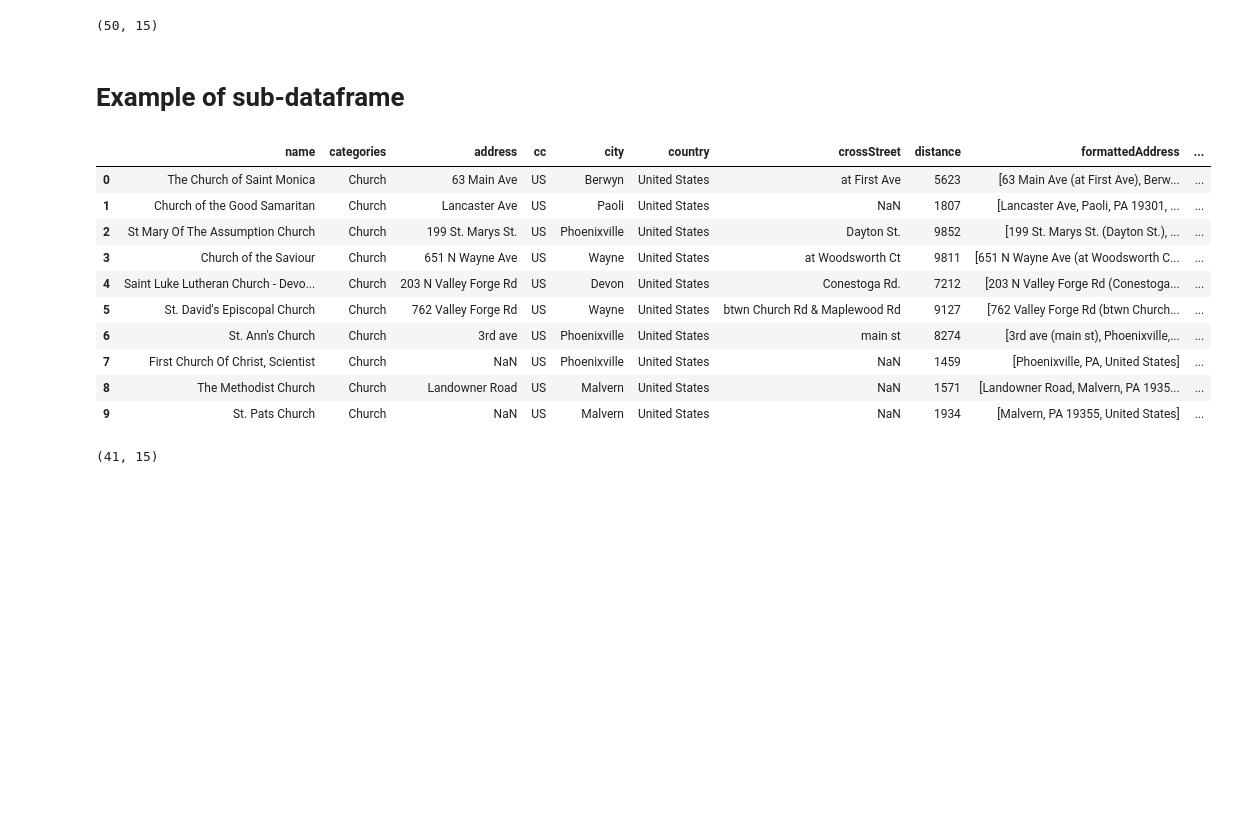
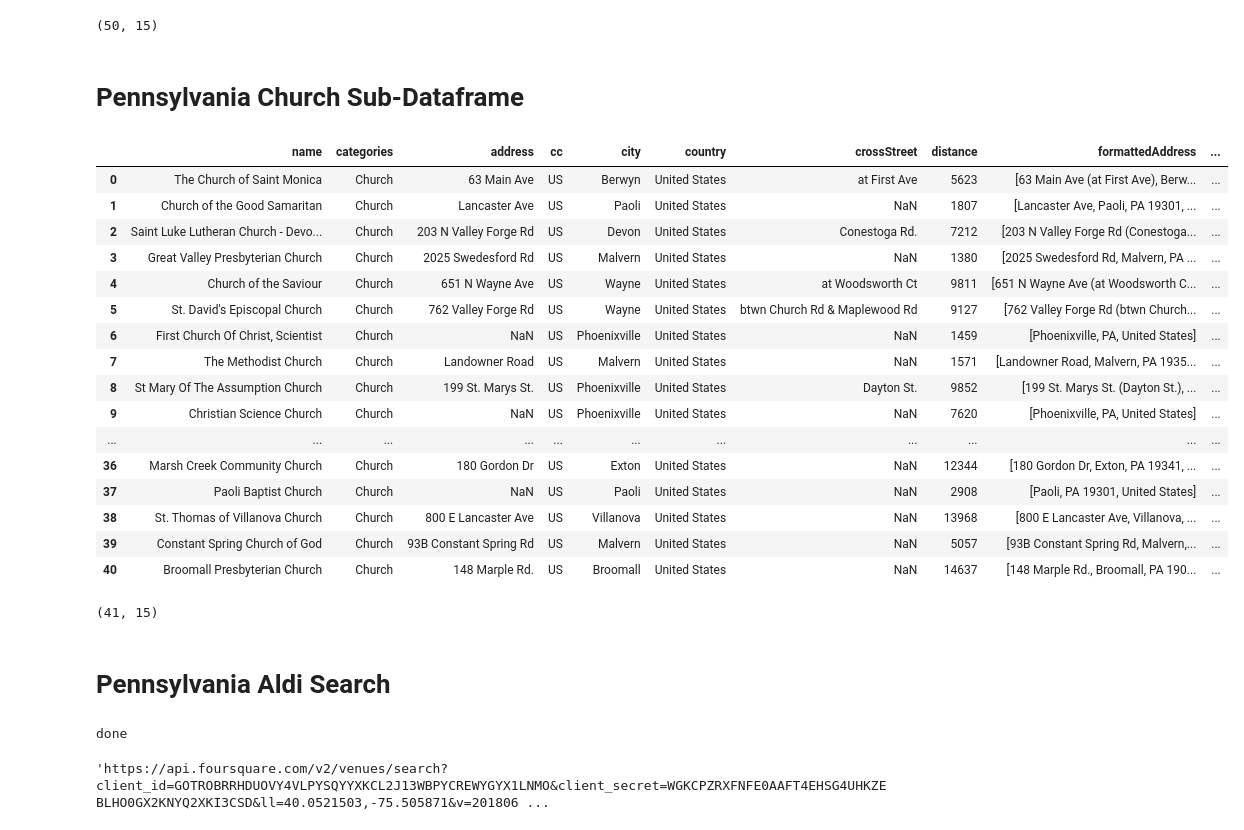
Before and after one commit to kinneypw1/Coursera_Capstone, a Jupyter notebook: Moving to New Neighborhood.ipynb, the cells around one changed output. Saved outputs shown, nothing was run; the diff lists cells and outputs as text; code cells hidden in the pictures; blank space fills up the shorter version.

```diff
--- a/Moving to New Neighborhood.ipynb
+++ b/Moving to New Neighborhood.ipynb
@@ -47,4 +69,4 @@ done
 CLIENT_ID = 'GOTROBRRHDUOVY4VLPYSQYYXKCL2J13WBPYCREWYGYX1LNMO' # your Foursquare ID
 CLIENT_SECRET = 'WGKCPZRXFNFE0AAFT4EHSG4UHKZEBLHO0GX2KNYQ2XKI3CSD' # your Foursquare Secret
 VERSION = '20180604'
-LIMIT = 50
+LIMIT = 200
@@ -140,25 +183,44 @@ dataframe_filtered.head(10)
 dataframe_filtered.shape
 # %% [output]
 (50, 15)
-# %% [markdown]
-# Example of sub-dataframe
+# %% [markdown]
+# Pennsylvania Church Sub-Dataframe
 # %%
 df_church_pa = dataframe_filtered[dataframe_filtered.categories == 'Church']
 df_church_pa.reset_index(inplace=True, drop=True)
-df_church_pa.head(10)
+df_church_pa
 # %% [output]
 |  | name | categories | address | cc | city | country | crossStreet | distance | formattedAddress | ... |
 | 0 | The Church of Saint Monica | Church | 63 Main Ave | US | Berwyn | United States | at First Ave | 5623 | [63 Main Ave (at First Ave), Berw... | ... |
 | 1 | Church of the Good Samaritan | Church | Lancaster Ave | US | Paoli | United States | NaN | 1807 | [Lancaster Ave, Paoli, PA 19301, ... | ... |
-| 2 | St Mary Of The Assumption Church | Church | 199 St. Marys St. | US | Phoenixville | United States | Dayton St. | 9852 | [199 St. Marys St. (Dayton St.), ... | ... |
-| 3 | Church of the Saviour | Church | 651 N Wayne Ave | US | Wayne | United States | at Woodsworth Ct | 9811 | [651 N Wayne Ave (at Woodsworth C... | ... |
-| 4 | Saint Luke Lutheran Church - Devo... | Church | 203 N Valley Forge Rd | US | Devon | United States | Conestoga Rd. | 7212 | [203 N Valley Forge Rd (Conestoga... | ... |
+| 2 | Saint Luke Lutheran Church - Devo... | Church | 203 N Valley Forge Rd | US | Devon | United States | Conestoga Rd. | 7212 | [203 N Valley Forge Rd (Conestoga... | ... |
+| 3 | Great Valley Presbyterian Church | Church | 2025 Swedesford Rd | US | Malvern | United States | NaN | 1380 | [2025 Swedesford Rd, Malvern, PA ... | ... |
+| 4 | Church of the Saviour | Church | 651 N Wayne Ave | US | Wayne | United States | at Woodsworth Ct | 9811 | [651 N Wayne Ave (at Woodsworth C... | ... |
 | 5 | St. David's Episcopal Church | Church | 762 Valley Forge Rd | US | Wayne | United States | btwn Church Rd & Maplewood Rd | 9127 | [762 Valley Forge Rd (btwn Church... | ... |
-| 6 | St. Ann's Church | Church | 3rd ave | US | Phoenixville | United States | main st | 8274 | [3rd ave (main st), Phoenixville,... | ... |
-| 7 | First Church Of Christ, Scientist | Church | NaN | US | Phoenixville | United States | NaN | 1459 | [Phoenixville, PA, United States] | ... |
-| 8 | The Methodist Church | Church | Landowner Road | US | Malvern | United States | NaN | 1571 | [Landowner Road, Malvern, PA 1935... | ... |
-| 9 | St. Pats Church | Church | NaN | US | Malvern | United States | NaN | 1934 | [Malvern, PA 19355, United States] | ... |
+| 6 | First Church Of Christ, Scientist | Church | NaN | US | Phoenixville | United States | NaN | 1459 | [Phoenixville, PA, United States] | ... |
+| 7 | The Methodist Church | Church | Landowner Road | US | Malvern | United States | NaN | 1571 | [Landowner Road, Malvern, PA 1935... | ... |
+| 8 | St Mary Of The Assumption Church | Church | 199 St. Marys St. | US | Phoenixville | United States | Dayton St. | 9852 | [199 St. Marys St. (Dayton St.), ... | ... |
+| 9 | Christian Science Church | Church | NaN | US | Phoenixville | United States | NaN | 7620 | [Phoenixville, PA, United States] | ... |
+| ... | ... | ... | ... | ... | ... | ... | ... | ... | ... | ... |
+| 36 | Marsh Creek Community Church | Church | 180 Gordon Dr | US | Exton | United States | NaN | 12344 | [180 Gordon Dr, Exton, PA 19341, ... | ... |
+| 37 | Paoli Baptist Church | Church | NaN | US | Paoli | United States | NaN | 2908 | [Paoli, PA 19301, United States] | ... |
+| 38 | St. Thomas of Villanova Church | Church | 800 E Lancaster Ave | US | Villanova | United States | NaN | 13968 | [800 E Lancaster Ave, Villanova, ... | ... |
+| 39 | Constant Spring Church of God | Church | 93B Constant Spring Rd | US | Malvern | United States | NaN | 5057 | [93B Constant Spring Rd, Malvern,... | ... |
+| 40 | Broomall Presbyterian Church | Church | 148 Marple Rd. | US | Broomall | United States | NaN | 14637 | [148 Marple Rd., Broomall, PA 190... | ... |
 # %%
 df_church_pa.shape
 # %% [output]
 (41, 15)
+# %% [markdown]
+# Pennsylvania Aldi Search
+# %%
+search_query = 'Aldi'
+radius = 16093
+print('done')
+# %% [output]
+done
+# %%
+url = url = 'https://api.foursquare.com/v2/venues/search?client_id={}&client_secret={}&ll={},{}&v={}&query={}&radius={}&limit={}'.format(CLIENT_ID, CLIENT_SECRET, latitude, longitude, VERSION, search_query, radius, LIMIT)
+url
+# %% [output]
+'https://api.foursquare.com/v2/venues/search?client_id=GOTROBRRHDUOVY4VLPYSQYYXKCL2J13WBPYCREWYGYX1LNMO&client_secret=WGKCPZRXFNFE0AAFT4EHSG4UHKZEBLHO0GX2KNYQ2XKI3CSD&ll=40.0521503,-75.505871&v=201806 ...
```
Also changed, not shown: parts of 119 cells of this notebook.
